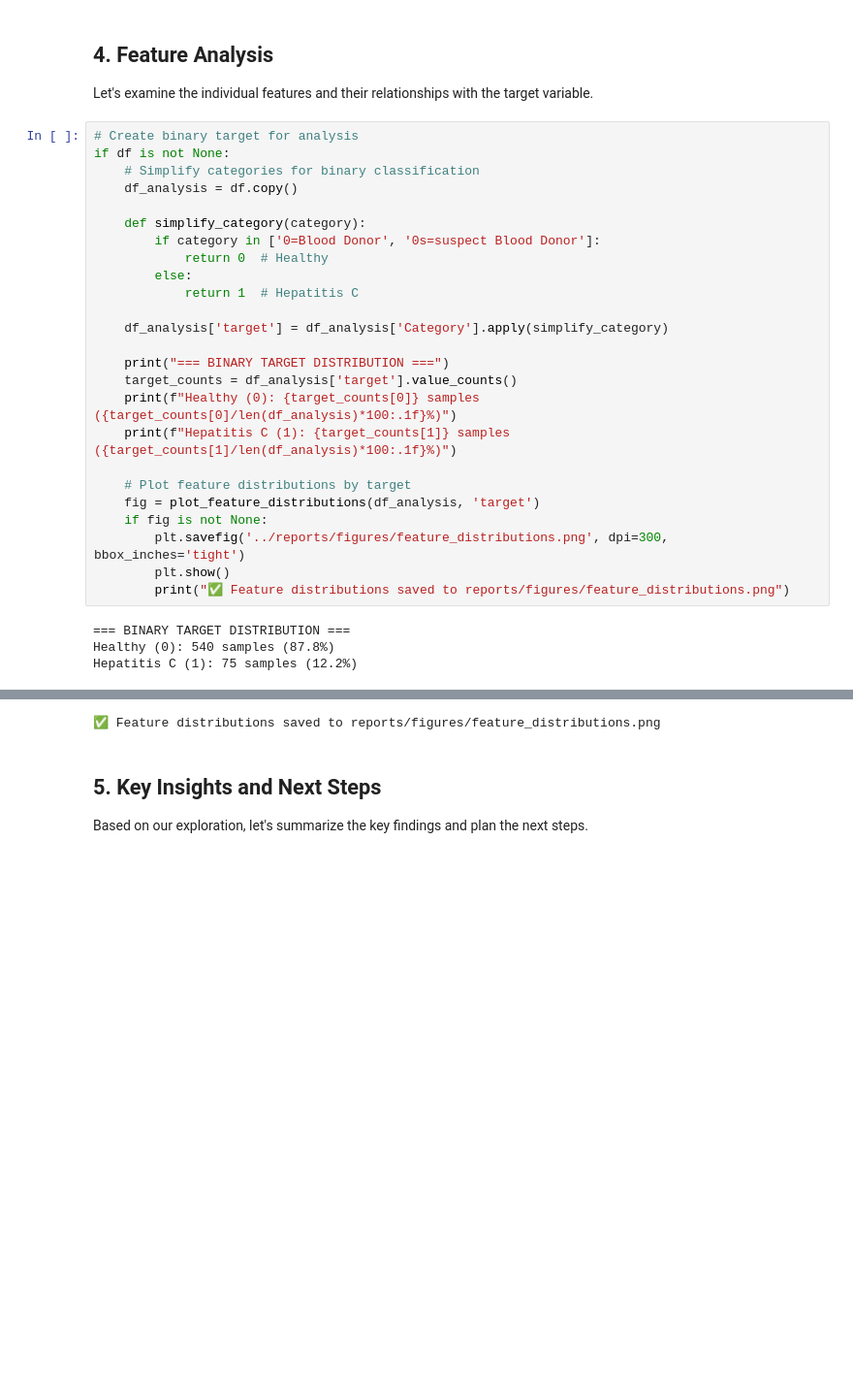
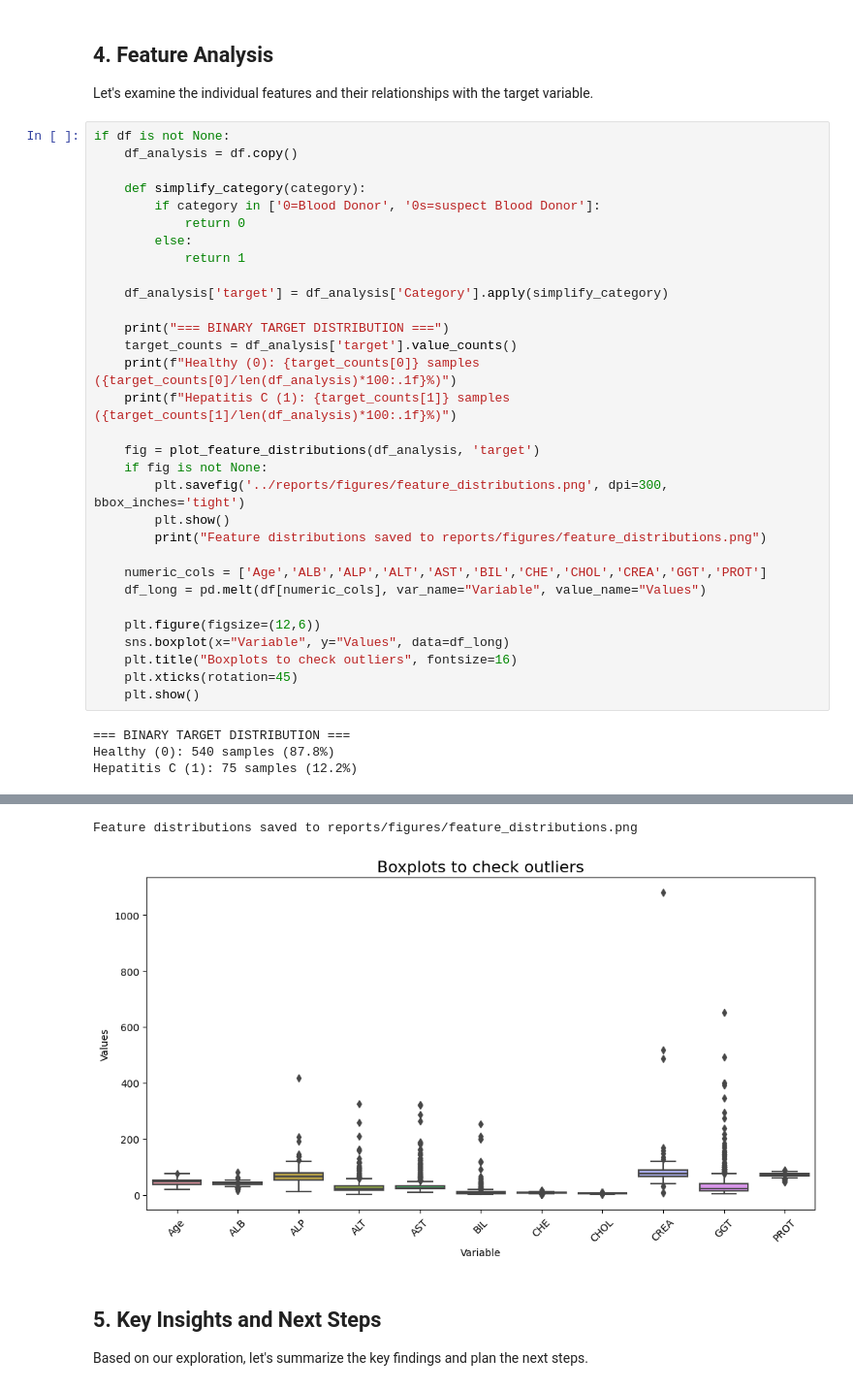
Before and after one commit to Ninjalice/HEPATITIS_C_MODEL, a Jupyter notebook: notebooks/01-data-exploration.ipynb, the cells around one changed output, grey strips where cells are left out. Shown at 97% size. Saved outputs shown, nothing was run; the diff lists cells and outputs as text; blank space fills up the shorter version.

```diff
--- a/notebooks/01-data-exploration.ipynb
+++ b/notebooks/01-data-exploration.ipynb
@@ -144,36 +137,43 @@ if df is not None:
 
 Let's examine the individual features and their relationships with the target variable.
 # %%
-# Create binary target for analysis
 if df is not None:
-    # Simplify categories for binary classification
     df_analysis = df.copy()
 
     def simplify_category(category):
         if category in ['0=Blood Donor', '0s=suspect Blood Donor']:
-            return 0  # Healthy
+            return 0
         else:
-            return 1  # Hepatitis C
+            return 1
 
     df_analysis['target'] = df_analysis['Category'].apply(simplify_category)
 
     print("=== BINARY TARGET DISTRIBUTION ===")
     target_counts = df_analysis['target'].value_counts()
     print(f"Healthy (0): {target_counts[0]} samples ({target_counts[0]/len(df_analysis)*100:.1f}%)")
     print(f"Hepatitis C (1): {target_counts[1]} samples ({target_counts[1]/len(df_analysis)*100:.1f}%)")
 
-    # Plot feature distributions by target
     fig = plot_feature_distributions(df_analysis, 'target')
     if fig is not None:
         plt.savefig('../reports/figures/feature_distributions.png', dpi=300, bbox_inches='tight')
         plt.show()
-        print("✅ Feature distributions saved to reports/figures/feature_distributions.png")
+        print("Feature distributions saved to reports/figures/feature_distributions.png")
+
+    numeric_cols = ['Age','ALB','ALP','ALT','AST','BIL','CHE','CHOL','CREA','GGT','PROT']
+    df_long = pd.melt(df[numeric_cols], var_name="Variable", value_name="Values")
+
+    plt.figure(figsize=(12,6))
+    sns.boxplot(x="Variable", y="Values", data=df_long)
+    plt.title("Boxplots to check outliers", fontsize=16)
+    plt.xticks(rotation=45)
+    plt.show()
 # %% [output]
 === BINARY TARGET DISTRIBUTION ===
 Healthy (0): 540 samples (87.8%)
 Hepatitis C (1): 75 samples (12.2%)
 [figure]
-✅ Feature distributions saved to reports/figures/feature_distributions.png
+Feature distributions saved to reports/figures/feature_distributions.png
+[figure, added]
 # %% [markdown]
 ## 5. Key Insights and Next Steps
 
```
Also changed, not shown: parts of 6 cells of this notebook, 3 other files.
